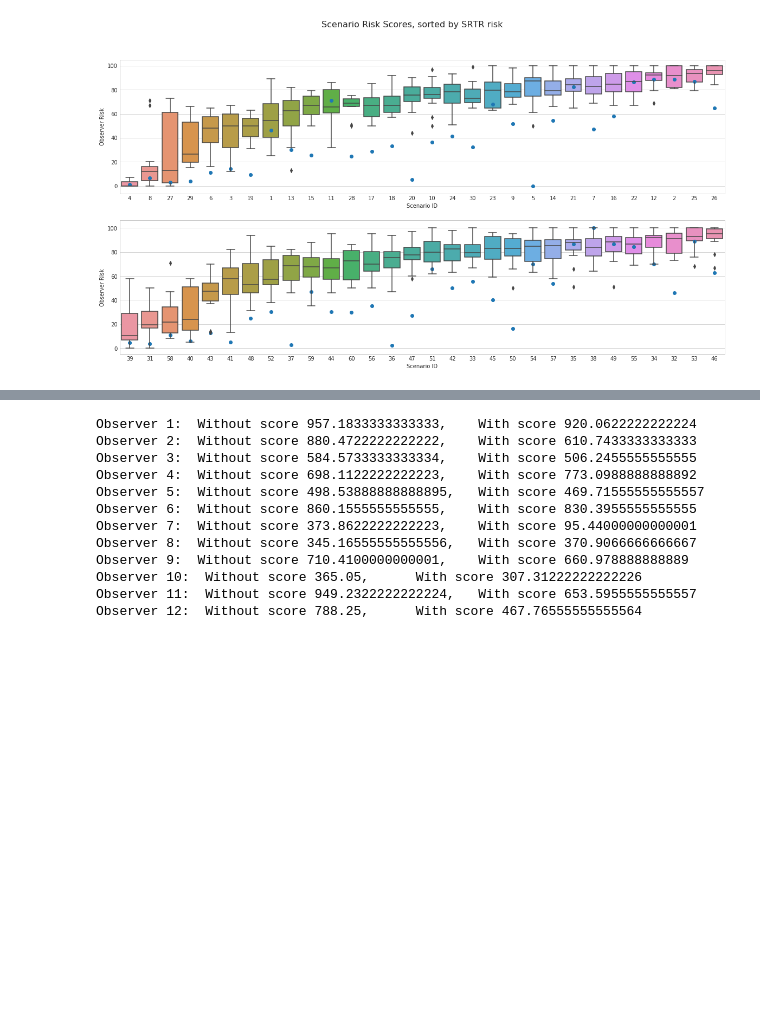
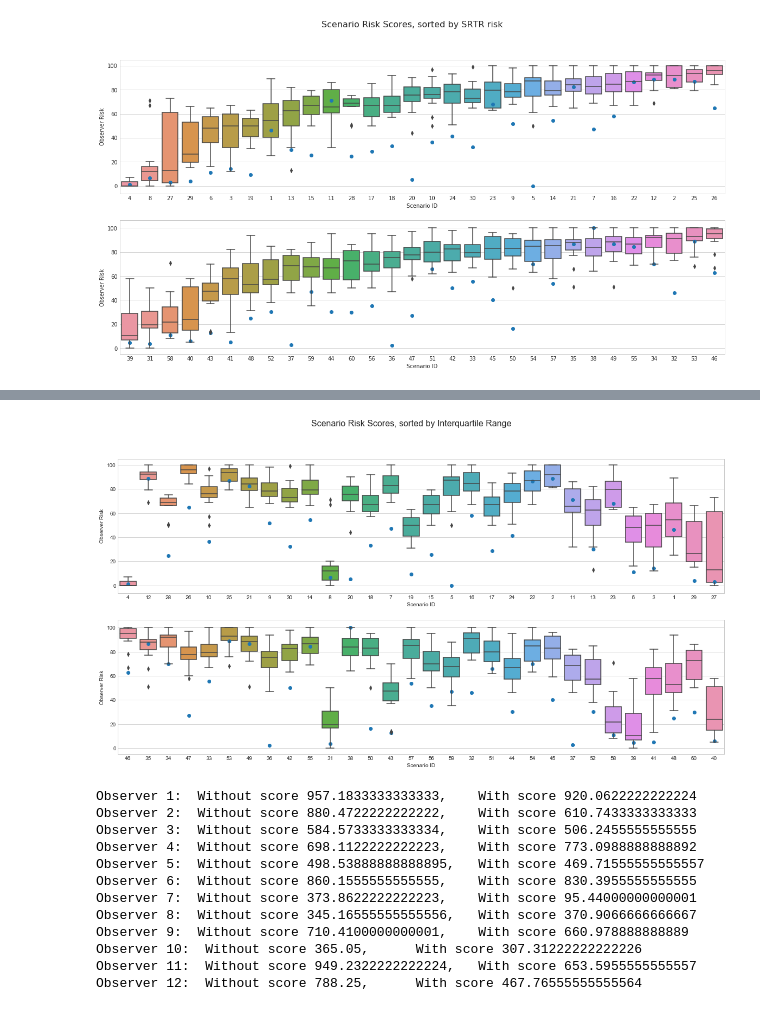
Before and after one commit to peterjmartinson/heart-survey, a Jupyter notebook: Testing Playground.ipynb, the cells around one changed output, grey strips where cells are left out. Saved outputs shown, nothing was run; the diff lists cells and outputs as text; code cells hidden in the pictures; blank space fills up the shorter version.

```diff
--- a/Testing Playground.ipynb
+++ b/Testing Playground.ipynb
@@ -248,3 +364,8 @@ ax_2.title.set_text('Deviation from mean for each provider, with SRTR score');
+# %%
+boxplot_survey(master_data, 'iqr')
+plt.savefig('plot_BoxPerScenario_sortIQR.jpg')
+# %% [output]
+[figure, added]
 # %%
 def calculateDeviationFromMeanByObserver(df, start_scenario=1, stop_scenario=60):
     """Calculates Mean Squared Error against the overall mean for that observer"""
```
Also changed, not shown: parts of 7 cells of this notebook, 6 other files.
